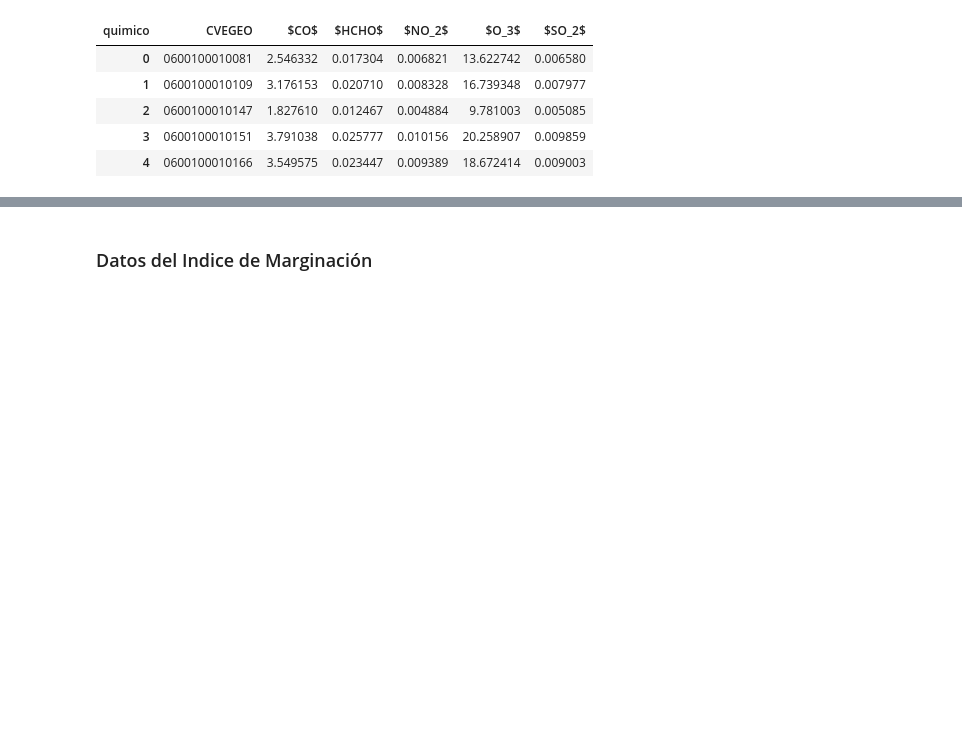
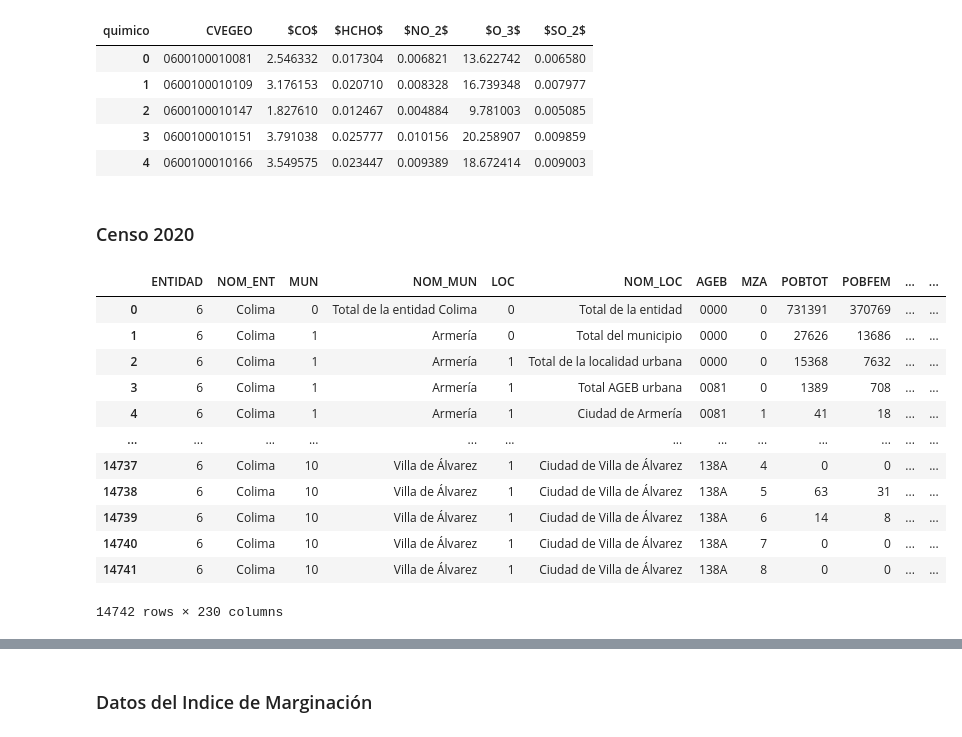
Before and after one commit to pcorner10/pronaces_analisis, a Jupyter notebook: reclasificacion2023.ipynb, the cells around one changed output, grey strips where cells are left out. Cells and saved outputs as stored; diff of their text form; code cells hidden in the pictures; blank space fills up the shorter version.

```diff
--- a/reclasificacion2023.ipynb
+++ b/reclasificacion2023.ipynb
@@ -131,3 +131,22 @@ df_sentinel_sum.head()
 | 2 | 0600100010147 | 1.827610 | 0.012467 | 0.004884 | 9.781003 | 0.005085 |
 | 3 | 0600100010151 | 3.791038 | 0.025777 | 0.010156 | 20.258907 | 0.009859 |
 | 4 | 0600100010166 | 3.549575 | 0.023447 | 0.009389 | 18.672414 | 0.009003 |
+# %% [markdown]
+### Censo 2020
+# %%
+censo2020ageb = pd.read_csv("data\censo2020\conjunto_de_datos_ageb_urbana_06_cpv2020.csv")
+censo2020ageb
+# %% [output]
+|  | ENTIDAD | NOM_ENT | MUN | NOM_MUN | LOC | NOM_LOC | AGEB | MZA | POBTOT | POBFEM | ... | ... |
+| 0 | 6 | Colima | 0 | Total de la entidad Colima | 0 | Total de la entidad | 0000 | 0 | 731391 | 370769 | ... | ... |
+| 1 | 6 | Colima | 1 | Armería | 0 | Total del municipio | 0000 | 0 | 27626 | 13686 | ... | ... |
+| 2 | 6 | Colima | 1 | Armería | 1 | Total de la localidad urbana | 0000 | 0 | 15368 | 7632 | ... | ... |
+| 3 | 6 | Colima | 1 | Armería | 1 | Total AGEB urbana | 0081 | 0 | 1389 | 708 | ... | ... |
+| 4 | 6 | Colima | 1 | Armería | 1 | Ciudad de Armería | 0081 | 1 | 41 | 18 | ... | ... |
+| ... | ... | ... | ... | ... | ... | ... | ... | ... | ... | ... | ... | ... |
+| 14737 | 6 | Colima | 10 | Villa de Álvarez | 1 | Ciudad de Villa de Álvarez | 138A | 4 | 0 | 0 | ... | ... |
+| 14738 | 6 | Colima | 10 | Villa de Álvarez | 1 | Ciudad de Villa de Álvarez | 138A | 5 | 63 | 31 | ... | ... |
+| 14739 | 6 | Colima | 10 | Villa de Álvarez | 1 | Ciudad de Villa de Álvarez | 138A | 6 | 14 | 8 | ... | ... |
+| 14740 | 6 | Colima | 10 | Villa de Álvarez | 1 | Ciudad de Villa de Álvarez | 138A | 7 | 0 | 0 | ... | ... |
+| 14741 | 6 | Colima | 10 | Villa de Álvarez | 1 | Ciudad de Villa de Álvarez | 138A | 8 | 0 | 0 | ... | ... |
+14742 rows × 230 columns
```
Also changed, not shown: parts of 10 cells of this notebook, 11 other files.
